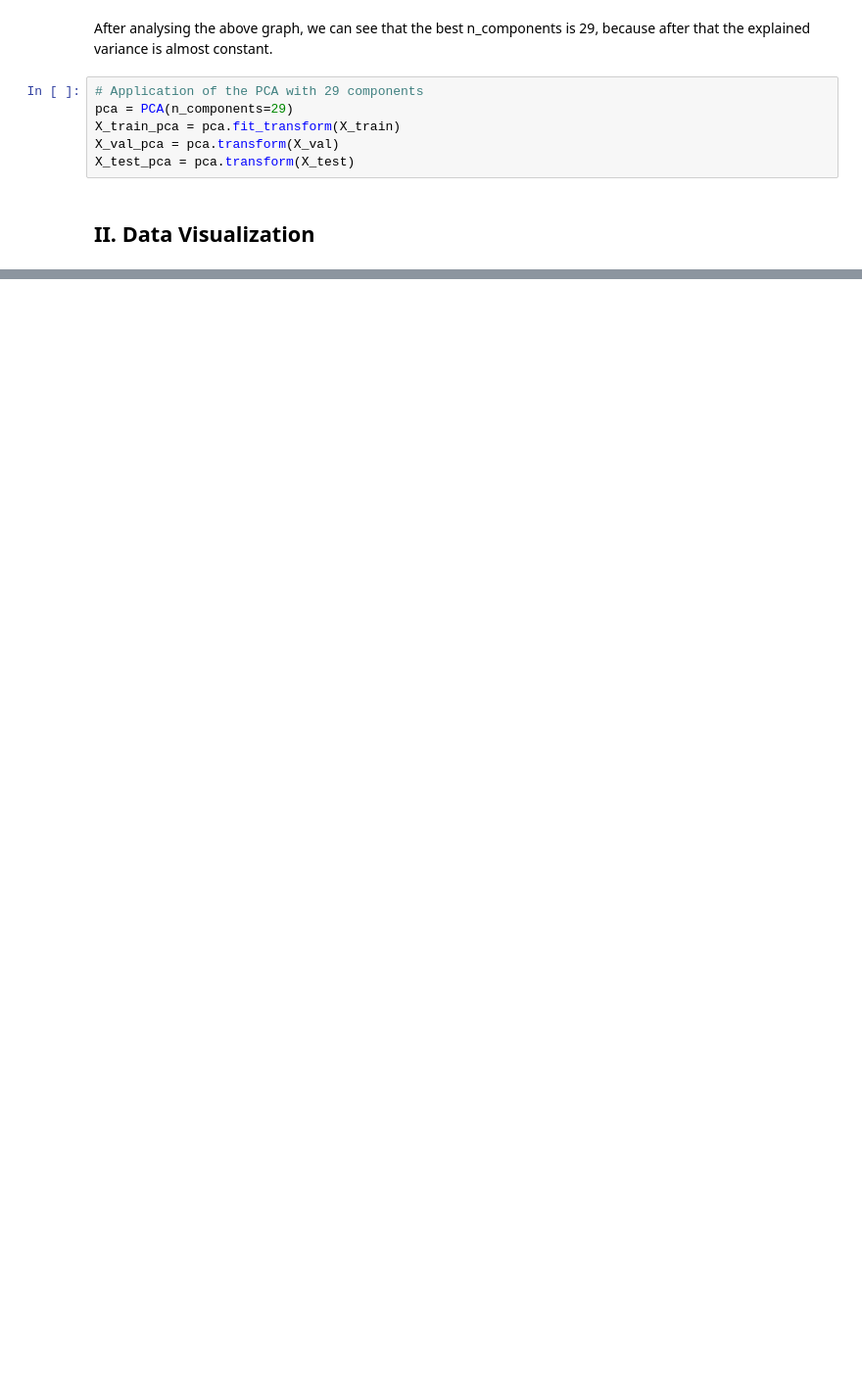
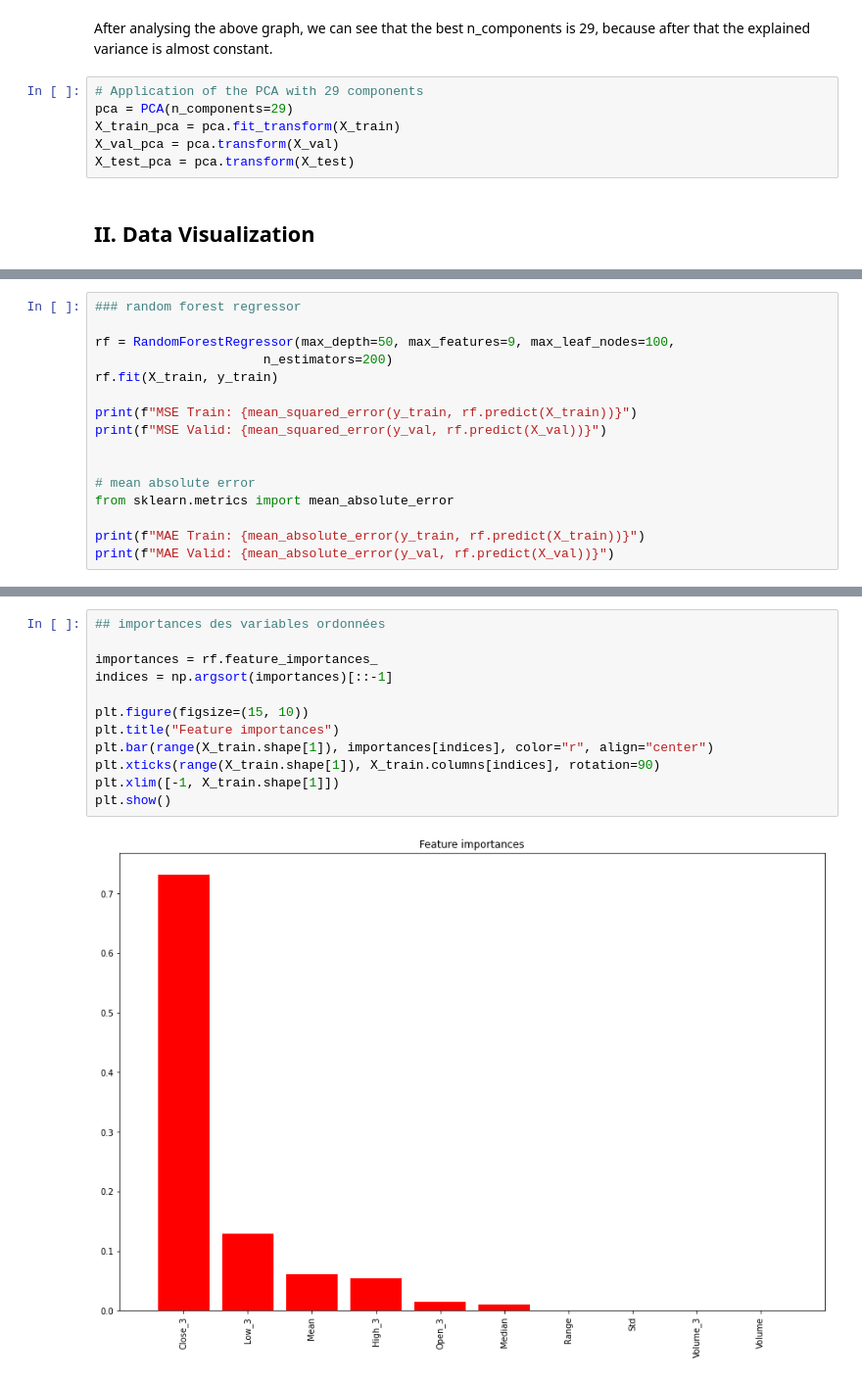
Before and after one commit to B-Manitas/StockMarketML, a Jupyter notebook: week.ipynb, the cells around one changed output, grey strips where cells are left out. Shown: that part at 98% size. Saved outputs shown, nothing was run; the diff lists cells and outputs as text; blank space fills up the shorter version.

```diff
--- a/week.ipynb
+++ b/week.ipynb
@@ -295,0 +460,16 @@ plt.show()
+# %%
+### random forest regressor
+
+rf = RandomForestRegressor(max_depth=50, max_features=9, max_leaf_nodes=100,
+                      n_estimators=200)
+rf.fit(X_train, y_train)
+
+print(f"MSE Train: {mean_squared_error(y_train, rf.predict(X_train))}")
+print(f"MSE Valid: {mean_squared_error(y_val, rf.predict(X_val))}")
+
+
+# mean absolute error
+from sklearn.metrics import mean_absolute_error
+
+print(f"MAE Train: {mean_absolute_error(y_train, rf.predict(X_train))}")
+print(f"MAE Valid: {mean_absolute_error(y_val, rf.predict(X_val))}")
@@ -295,0 +489,14 @@ plt.show()
+# %%
+## importances des variables ordonnées
+
+importances = rf.feature_importances_
+indices = np.argsort(importances)[::-1]
+
+plt.figure(figsize=(15, 10))
+plt.title("Feature importances")
+plt.bar(range(X_train.shape[1]), importances[indices], color="r", align="center")
+plt.xticks(range(X_train.shape[1]), X_train.columns[indices], rotation=90)
+plt.xlim([-1, X_train.shape[1]])
+plt.show()
+# %% [output]
+[figure, added]
```
Also changed, not shown: parts of 26 cells of this notebook, 1 other file.
